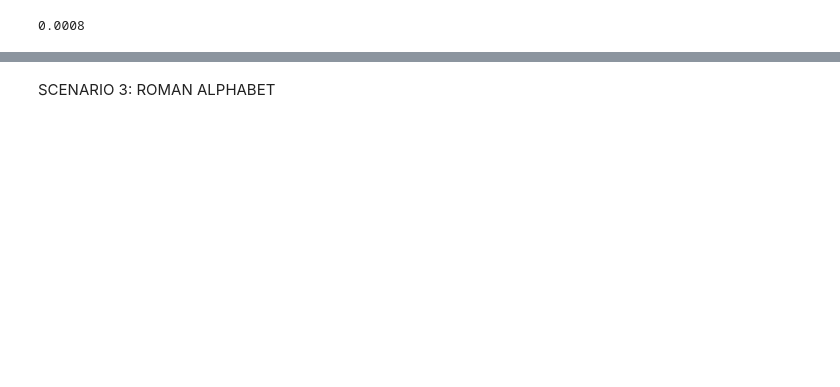
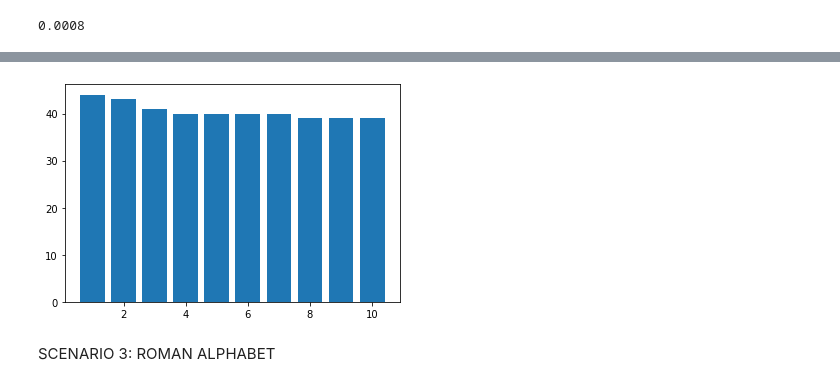
Before and after one commit to rjcubarrubia/montecarlosim, a Jupyter notebook: montecarlo_demo.ipynb, the cells around one changed output, grey strips where cells are left out. Cells and saved outputs as stored; diff of their text form; code cells hidden in the pictures; blank space fills up the shorter version.

```diff
--- a/montecarlo_demo.ipynb
+++ b/montecarlo_demo.ipynb
@@ -98,0 +129,3 @@ plt.show()
+# %%
+top_ten_unfair_combos = unfair_combos[ : 10]
+top_ten_unfair_combos
@@ -99,3 +145,9 @@ plt.show()
+# %%
+plt.bar(list(range(1, 11)),
+        list(top_ten_unfair_combos['count']))
+plt.show()
+# %% [output]
+[figure, added]
 # %% [markdown]
 SCENARIO 3: ROMAN ALPHABET
 # %%
```
Also changed, not shown: parts of 33 cells of this notebook, 4 other files.
